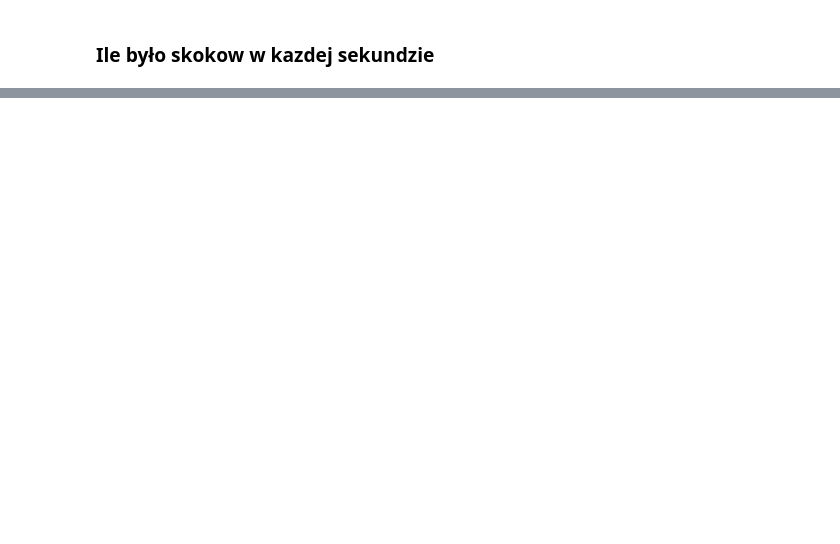
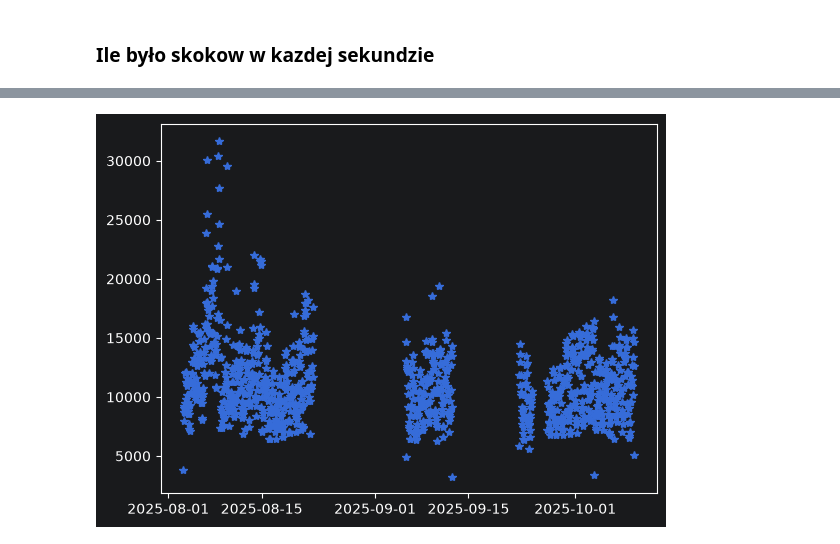
Before and after one commit to wiedzmin1414/bitcoin-node-data, a Jupyter notebook: analiza_skokow_w_sekundzie.ipynb, the cells around one changed output, grey strips where cells are left out. Saved outputs shown, nothing was run; the diff lists cells and outputs as text; code cells hidden in the pictures; blank space fills up the shorter version.

```diff
--- a/analiza_skokow_w_sekundzie.ipynb
+++ b/analiza_skokow_w_sekundzie.ipynb
@@ -662,0 +329,8 @@ MemoryError: Unable to allocate 819. GiB for an array with shape (9999, 10999170
+# %%
+ile_transakcji_na_godzine = (
+    czasy.dt.floor('h')
+    .value_counts()
+    .sort_index()
+)
+
+ile_transakcji_na_godzine
@@ -662,0 +351,5 @@ MemoryError: Unable to allocate 819. GiB for an array with shape (9999, 10999170
+# %%
+plt.plot(ile_transakcji_na_godzine, "*")
+plt.show()
+# %% [output]
+[figure, added]
```
Also changed, not shown: parts of 131 cells of this notebook.
